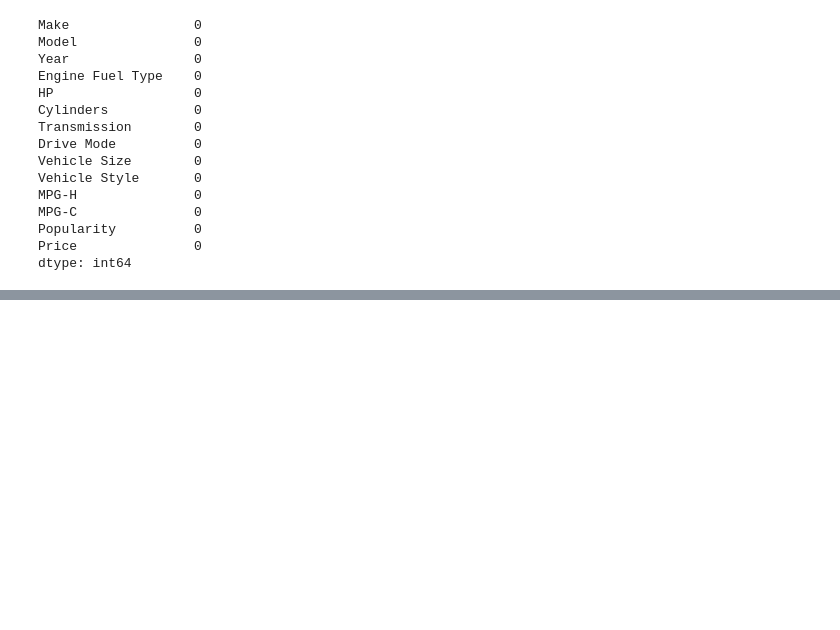
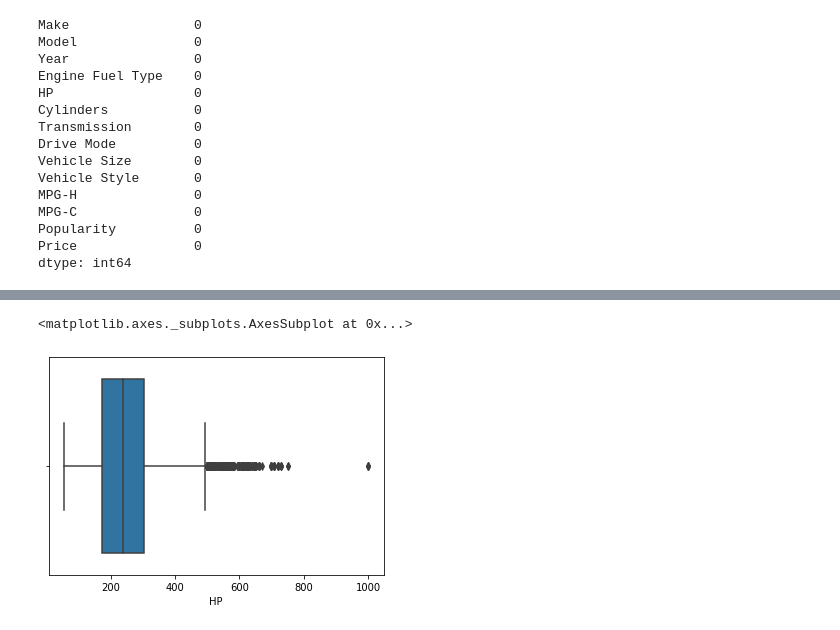
Before and after one commit to pranav-2410/Exploratory-data-analysis-of-car-features, a Jupyter notebook: Project_ML.ipynb, the cells around one changed output, grey strips where cells are left out. Cells and saved outputs as stored; diff of their text form; code cells hidden in the pictures; blank space fills up the shorter version.

```diff
--- a/Project_ML.ipynb
+++ b/Project_ML.ipynb
@@ -268,0 +275,5 @@ The outliers  can be easily recognised using the boxgraph
+# %%
+sns.boxplot(x=data["HP"])
+# %% [output]
+<matplotlib.axes._subplots.AxesSubplot at 0x...>
+[figure, added]
```
Also changed, not shown: parts of 5 cells of this notebook.
